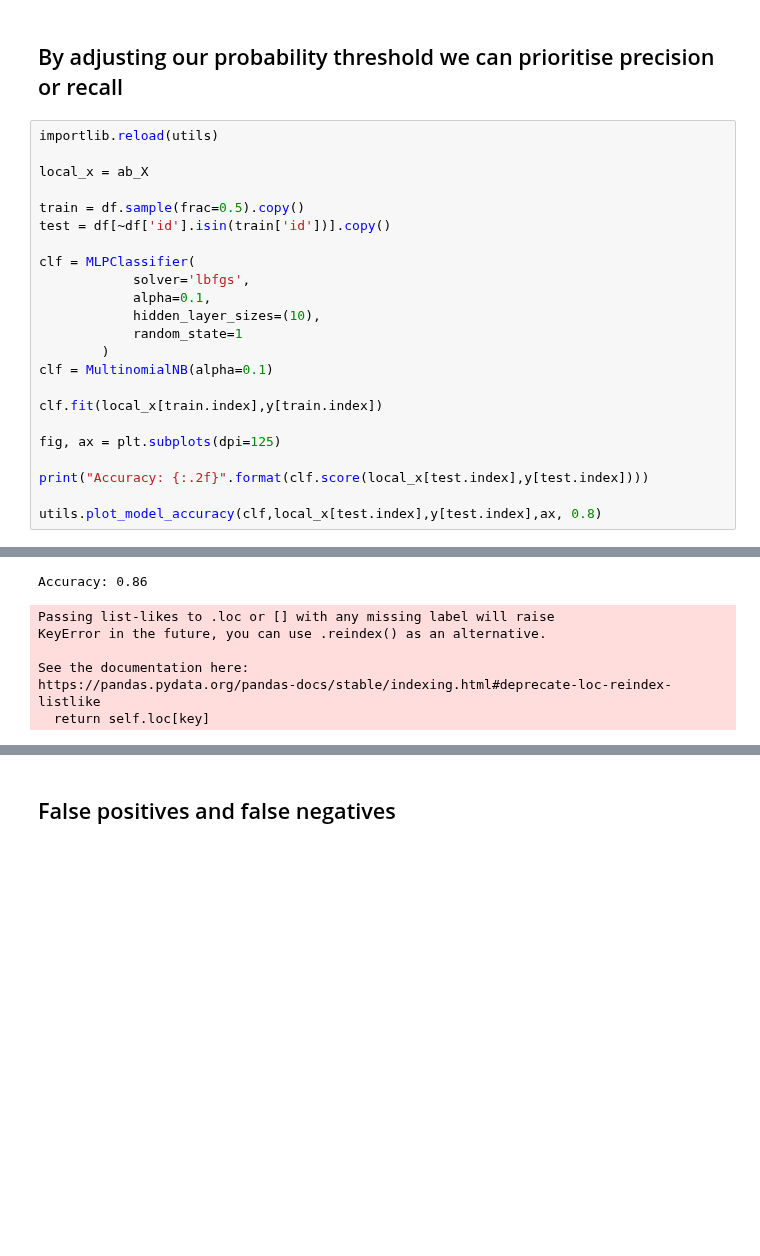
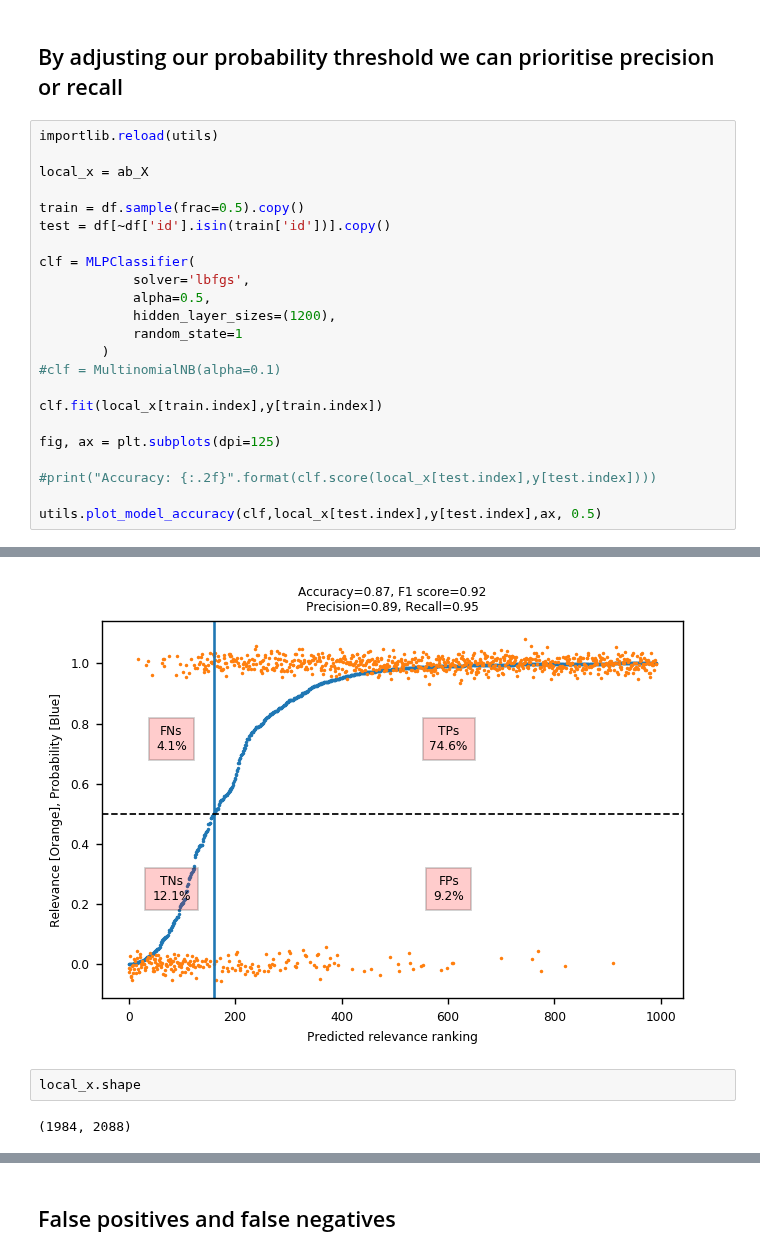
Before and after one commit to mcc-apsis/sustainability, a Jupyter notebook: learning/classifying_relevance.ipynb, the cells around one changed output, grey strips where cells are left out. Cells and saved outputs as stored; diff of their text form; blank space fills up the shorter version.

```diff
--- a/learning/classifying_relevance.ipynb
+++ b/learning/classifying_relevance.ipynb
@@ -424,17 +613,17 @@ test = df[~df['id'].isin(train['id'])].copy()
 
 clf = MLPClassifier(
             solver='lbfgs',
-            alpha=0.1,
-            hidden_layer_sizes=(10),
+            alpha=0.5,
+            hidden_layer_sizes=(1200),
             random_state=1
         )
-clf = MultinomialNB(alpha=0.1)
+#clf = MultinomialNB(alpha=0.1)
 
 clf.fit(local_x[train.index],y[train.index])
 
 fig, ax = plt.subplots(dpi=125)
 
-print("Accuracy: {:.2f}".format(clf.score(local_x[test.index],y[test.index])))
+#print("Accuracy: {:.2f}".format(clf.score(local_x[test.index],y[test.index])))
 
-utils.plot_model_accuracy(clf,local_x[test.index],y[test.index],ax, 0.8)
+utils.plot_model_accuracy(clf,local_x[test.index],y[test.index],ax, 0.5)
 # %% [output]
@@ -443,10 +630,8 @@ utils.plot_model_accuracy(clf,local_x[test.index],y[test.index],ax, 0.8)
-Accuracy: 0.86
-Passing list-likes to .loc or [] with any missing label will raise
-KeyError in the future, you can use .reindex() as an alternative.
-
-See the documentation here:
-https://pandas.pydata.org/pandas-docs/stable/indexing.html#deprecate-loc-reindex-listlike
-  return self.loc[key]
+[figure, added]
+# %%
+local_x.shape
+# %% [output]
+(1984, 2088)
 # %%
 importlib.reload(utils)
 
```
Also changed, not shown: parts of 26 cells of this notebook, 5 other files.
